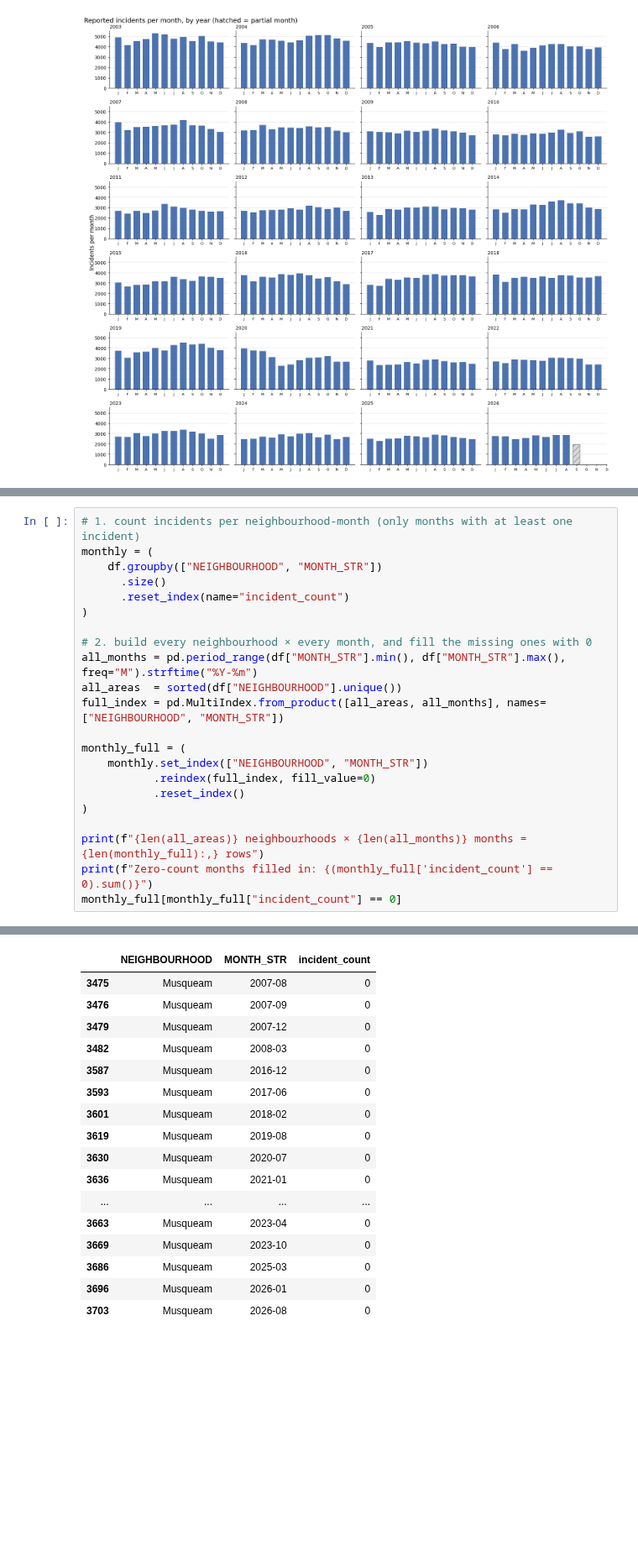
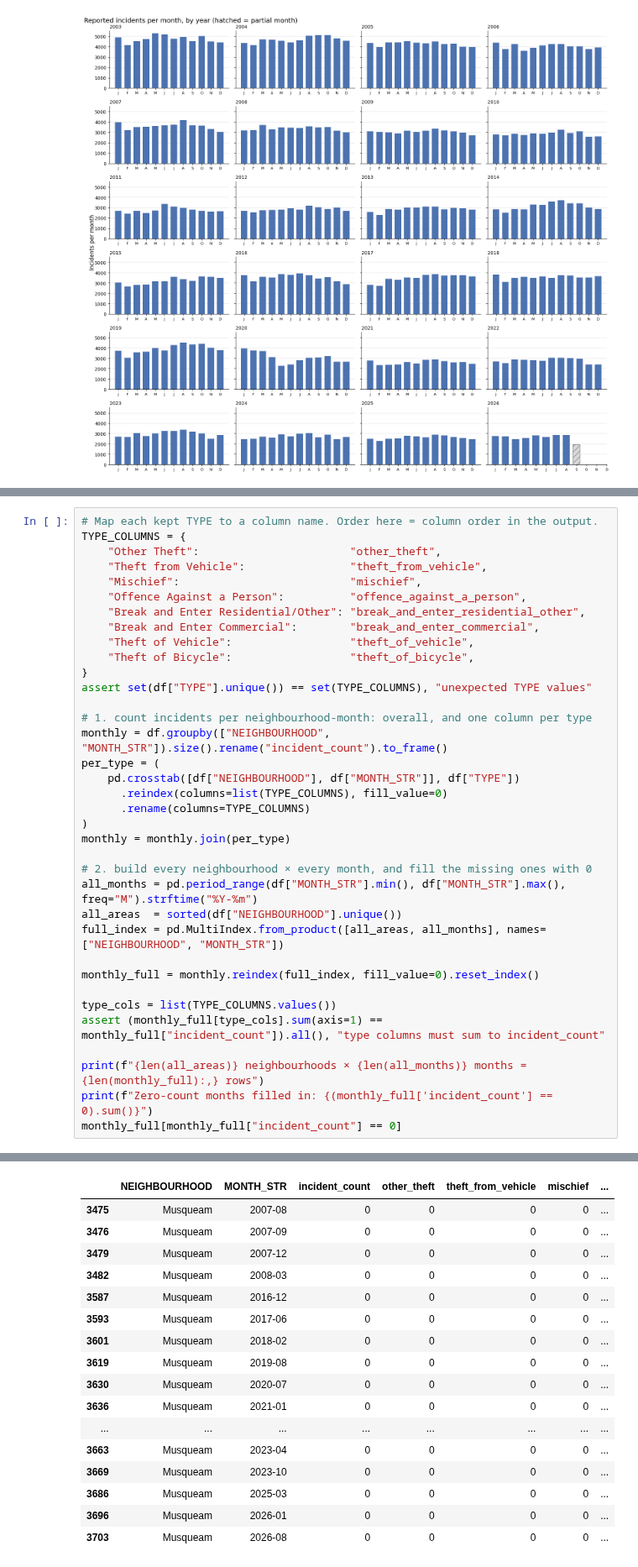
Before and after one commit to Andrew4436/storm-hackathon-2026, a Jupyter notebook: data/stormhacks2026_data_cleaning.ipynb, the cells around one changed output, grey strips where cells are left out. Shown at 84% size. Saved outputs shown, nothing was run; the diff lists cells and outputs as text; blank space fills up the shorter version.

```diff
--- a/data/stormhacks2026_data_cleaning.ipynb
+++ b/data/stormhacks2026_data_cleaning.ipynb
@@ -209,44 +209,58 @@ Groups rows by neighbourhood and month, then builds the complete grid so every n
 # %%
-# 1. count incidents per neighbourhood-month (only months with at least one incident)
-monthly = (
-    df.groupby(["NEIGHBOURHOOD", "MONTH_STR"])
-      .size()
-      .reset_index(name="incident_count")
+# Map each kept TYPE to a column name. Order here = column order in the output.
+TYPE_COLUMNS = {
+    "Other Theft":                       "other_theft",
+    "Theft from Vehicle":                "theft_from_vehicle",
+    "Mischief":                          "mischief",
+    "Offence Against a Person":          "offence_against_a_person",
+    "Break and Enter Residential/Other": "break_and_enter_residential_other",
+    "Break and Enter Commercial":        "break_and_enter_commercial",
+    "Theft of Vehicle":                  "theft_of_vehicle",
+    "Theft of Bicycle":                  "theft_of_bicycle",
+}
+assert set(df["TYPE"].unique()) == set(TYPE_COLUMNS), "unexpected TYPE values"
+
+# 1. count incidents per neighbourhood-month: overall, and one column per type
+monthly = df.groupby(["NEIGHBOURHOOD", "MONTH_STR"]).size().rename("incident_count").to_frame()
+per_type = (
+    pd.crosstab([df["NEIGHBOURHOOD"], df["MONTH_STR"]], df["TYPE"])
+      .reindex(columns=list(TYPE_COLUMNS), fill_value=0)
+      .rename(columns=TYPE_COLUMNS)
 )
+monthly = monthly.join(per_type)
 
 # 2. build every neighbourhood × every month, and fill the missing ones with 0
 all_months = pd.period_range(df["MONTH_STR"].min(), df["MONTH_STR"].max(), freq="M").strftime("%Y-%m")
 all_areas  = sorted(df["NEIGHBOURHOOD"].unique())
 full_index = pd.MultiIndex.from_product([all_areas, all_months], names=["NEIGHBOURHOOD", "MONTH_STR"])
 
-monthly_full = (
-    monthly.set_index(["NEIGHBOURHOOD", "MONTH_STR"])
-           .reindex(full_index, fill_value=0)
-           .reset_index()
-)
+monthly_full = monthly.reindex(full_index, fill_value=0).reset_index()
+
+type_cols = list(TYPE_COLUMNS.values())
+assert (monthly_full[type_cols].sum(axis=1) == monthly_full["incident_count"]).all(), "type columns must sum to incident_count"
 
 print(f"{len(all_areas)} neighbourhoods × {len(all_months)} months = {len(monthly_full):,} rows")
 print(f"Zero-count months filled in: {(monthly_full['incident_count'] == 0).sum()}")
 monthly_full[monthly_full["incident_count"] == 0]
 # %% [output]
 24 neighbourhoods × 285 months = 6,840 rows
 Zero-count months filled in: 18
-|  | NEIGHBOURHOOD | MONTH_STR | incident_count |
-| 3475 | Musqueam | 2007-08 | 0 |
-| 3476 | Musqueam | 2007-09 | 0 |
-| 3479 | Musqueam | 2007-12 | 0 |
-| 3482 | Musqueam | 2008-03 | 0 |
-| 3587 | Musqueam | 2016-12 | 0 |
-| 3593 | Musqueam | 2017-06 | 0 |
-| 3601 | Musqueam | 2018-02 | 0 |
-| 3619 | Musqueam | 2019-08 | 0 |
-| 3630 | Musqueam | 2020-07 | 0 |
-| 3636 | Musqueam | 2021-01 | 0 |
-| ... | ... | ... | ... |
-| 3663 | Musqueam | 2023-04 | 0 |
-| 3669 | Musqueam | 2023-10 | 0 |
-| 3686 | Musqueam | 2025-03 | 0 |
-| 3696 | Musqueam | 2026-01 | 0 |
-| 3703 | Musqueam | 2026-08 | 0 |
+|  | NEIGHBOURHOOD | MONTH_STR | incident_count | other_theft | theft_from_vehicle | mischief | ... |
+| 3475 | Musqueam | 2007-08 | 0 | 0 | 0 | 0 | ... |
+| 3476 | Musqueam | 2007-09 | 0 | 0 | 0 | 0 | ... |
+| 3479 | Musqueam | 2007-12 | 0 | 0 | 0 | 0 | ... |
+| 3482 | Musqueam | 2008-03 | 0 | 0 | 0 | 0 | ... |
+| 3587 | Musqueam | 2016-12 | 0 | 0 | 0 | 0 | ... |
+| 3593 | Musqueam | 2017-06 | 0 | 0 | 0 | 0 | ... |
+| 3601 | Musqueam | 2018-02 | 0 | 0 | 0 | 0 | ... |
+| 3619 | Musqueam | 2019-08 | 0 | 0 | 0 | 0 | ... |
+| 3630 | Musqueam | 2020-07 | 0 | 0 | 0 | 0 | ... |
+| 3636 | Musqueam | 2021-01 | 0 | 0 | 0 | 0 | ... |
+| ... | ... | ... | ... | ... | ... | ... | ... |
+| 3663 | Musqueam | 2023-04 | 0 | 0 | 0 | 0 | ... |
+| 3669 | Musqueam | 2023-10 | 0 | 0 | 0 | 0 | ... |
+| 3686 | Musqueam | 2025-03 | 0 | 0 | 0 | 0 | ... |
+| 3696 | Musqueam | 2026-01 | 0 | 0 | 0 | 0 | ... |
+| 3703 | Musqueam | 2026-08 | 0 | 0 | 0 | 0 | ... |
 # %% [markdown]
 ## 9. Export `processed/neighbourhood_monthly.csv`
```
Also changed, not shown: parts of 5 cells of this notebook, 2 other files.
